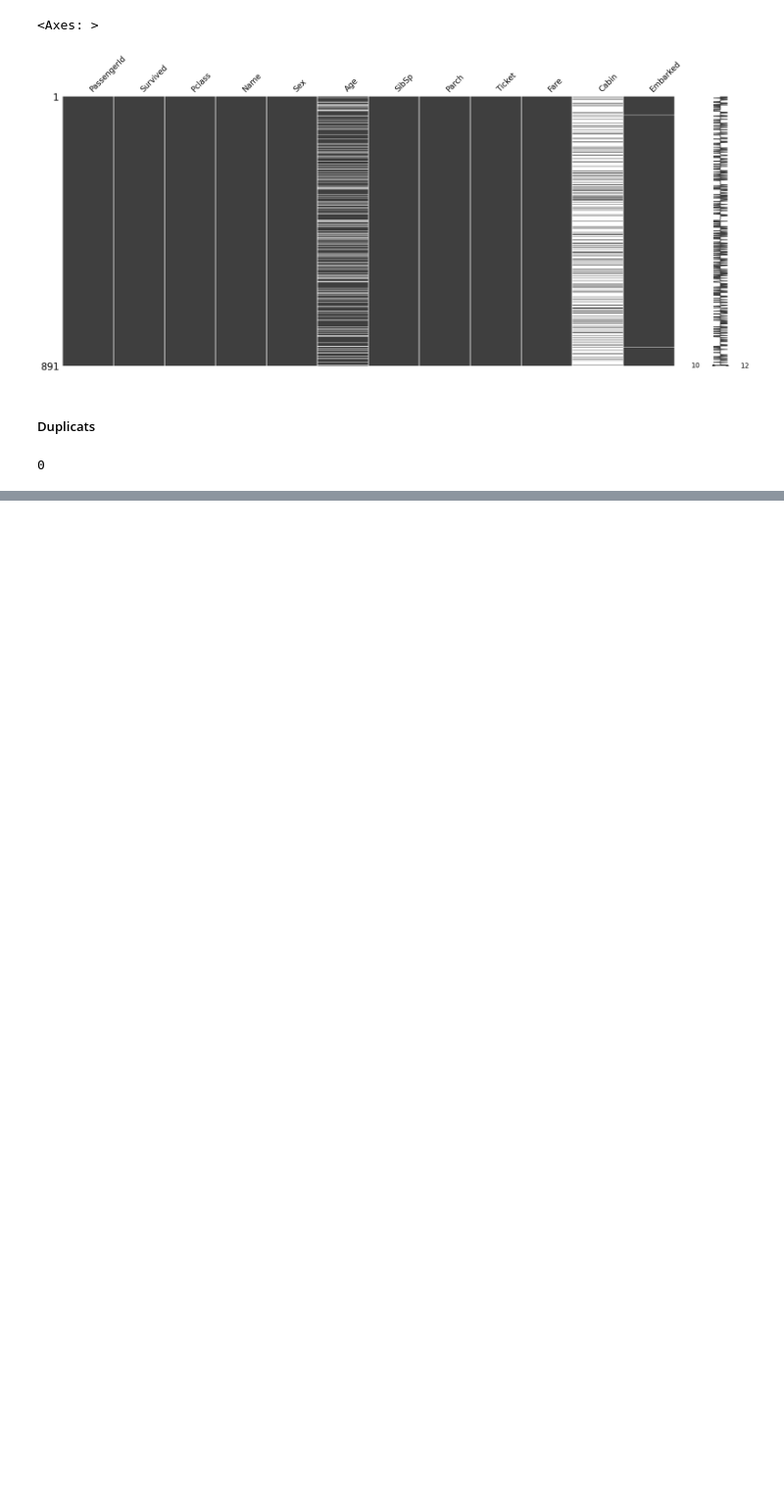
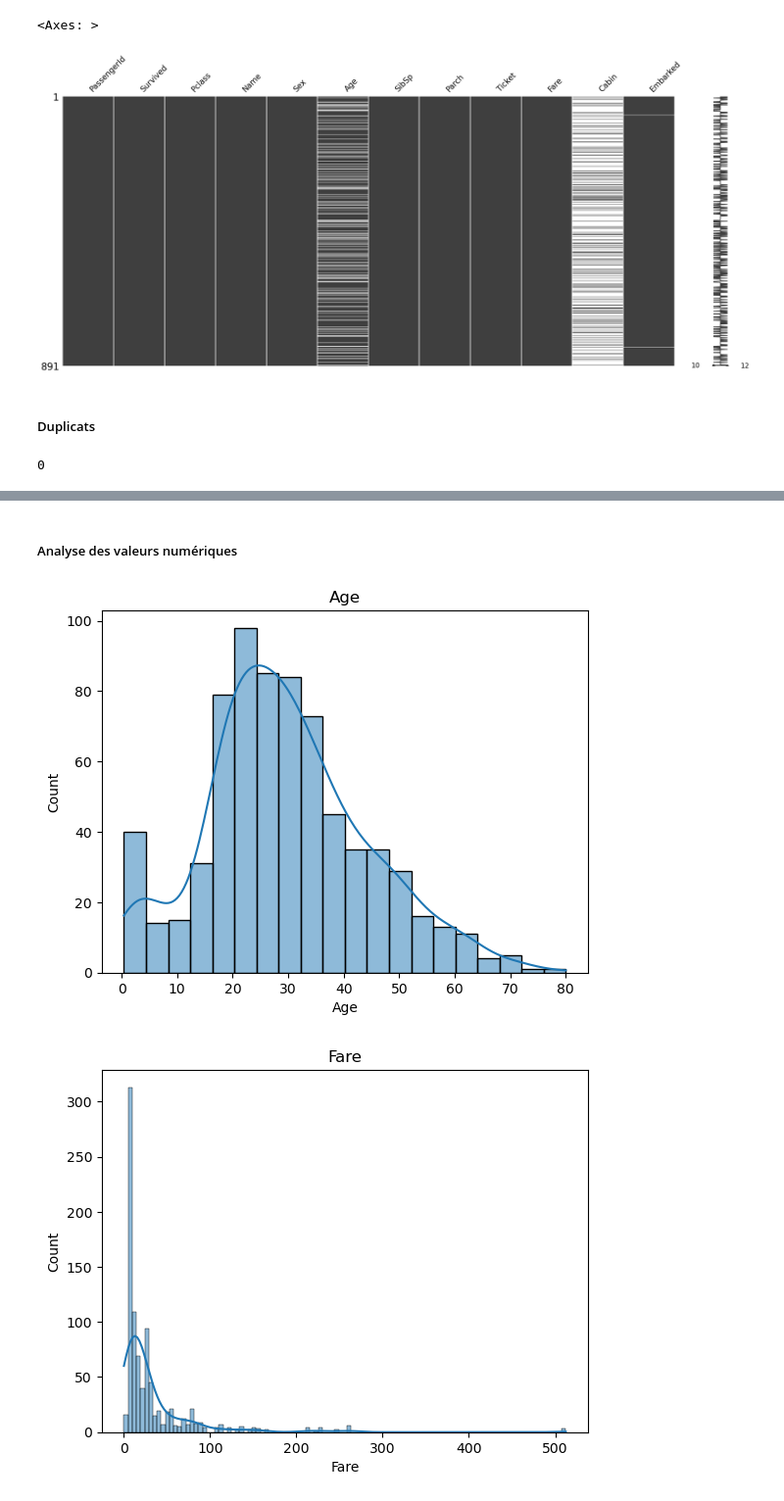
Before and after one commit to Tomefy5/titanic-survival-prediction, a Jupyter notebook: notebooks/01_eda.ipynb, the cells around one changed output, grey strips where cells are left out. Shown at 98% size. Drawn from its saved outputs; the diff is of its cells as text; code cells hidden in the pictures; blank space fills up the shorter version.

```diff
--- a/notebooks/01_eda.ipynb
+++ b/notebooks/01_eda.ipynb
@@ -119,0 +136,15 @@ train_df.duplicated().sum()
+# %% [markdown]
+##### Analyse des valeurs numériques
+# %%
+continuous_var = ['Age', 'Fare']
+discrete_var = ['SibSp', 'Parch']
+categorial_var = ['Pclass', 'Sex']
+# %%
+for col in continuous_var:
+    plt.figure()
+    sns.histplot(train_df[col], kde=True)
+    plt.title(col)
+    plt.show()
+# %% [output]
+[figure, added]
+[figure, added]
```
Also changed, not shown: parts of 43 cells of this notebook, 2 other files.
